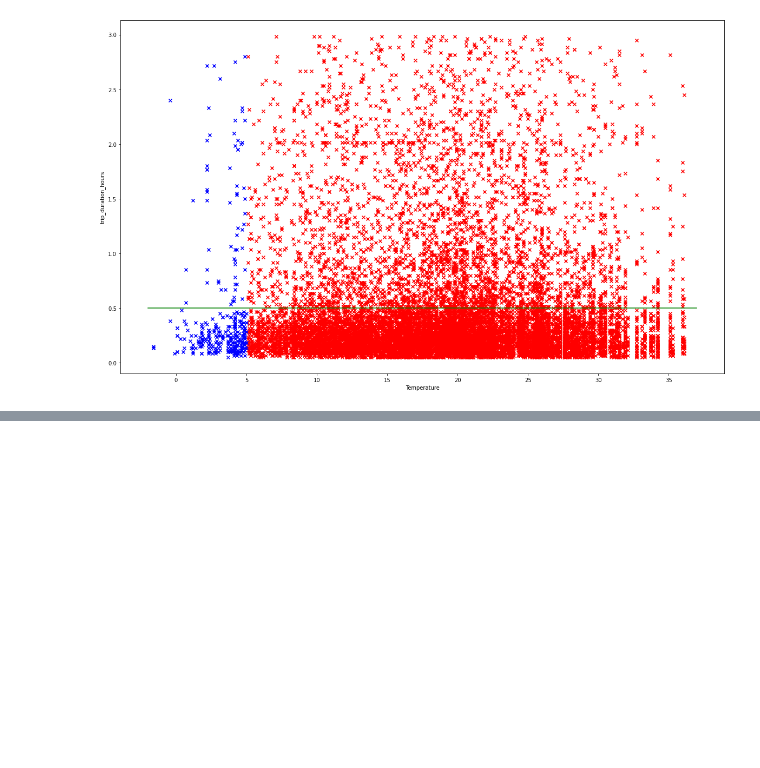
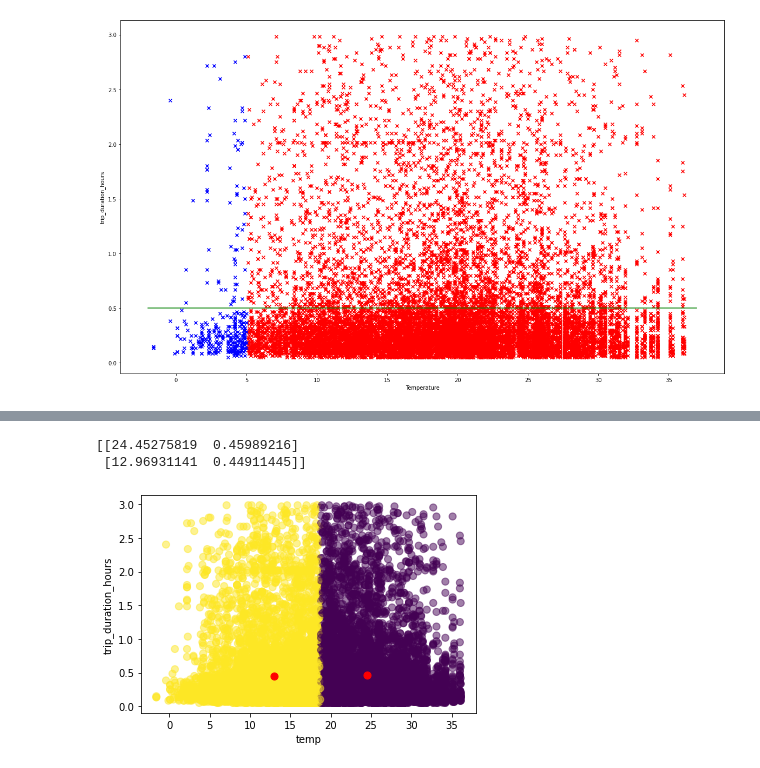
Before and after one commit to Polifka/eagle_gang, a Jupyter notebook: clustering.ipynb, the cells around one changed output, grey strips where cells are left out. Drawn from its saved outputs; the diff is of its cells as text; code cells hidden in the pictures; blank space fills up the shorter version.

```diff
--- a/clustering.ipynb
+++ b/clustering.ipynb
@@ -88,0 +157,6 @@ weekday_cluster('distance')
+# %%
+k_means_alg('temp', 'trip_duration_hours', 2)
+# %% [output]
+[[24.45275819  0.45989216]
+ [12.96931141  0.44911445]]
+[figure, added]
```
Also changed, not shown: parts of 22 cells of this notebook, 5 other files.
